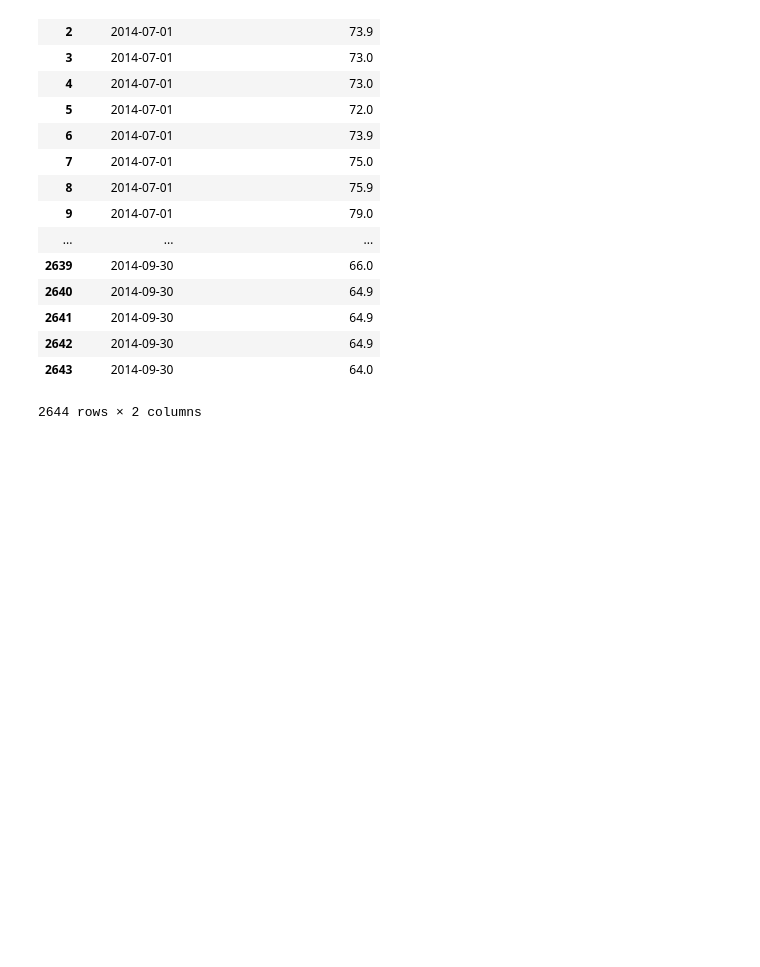
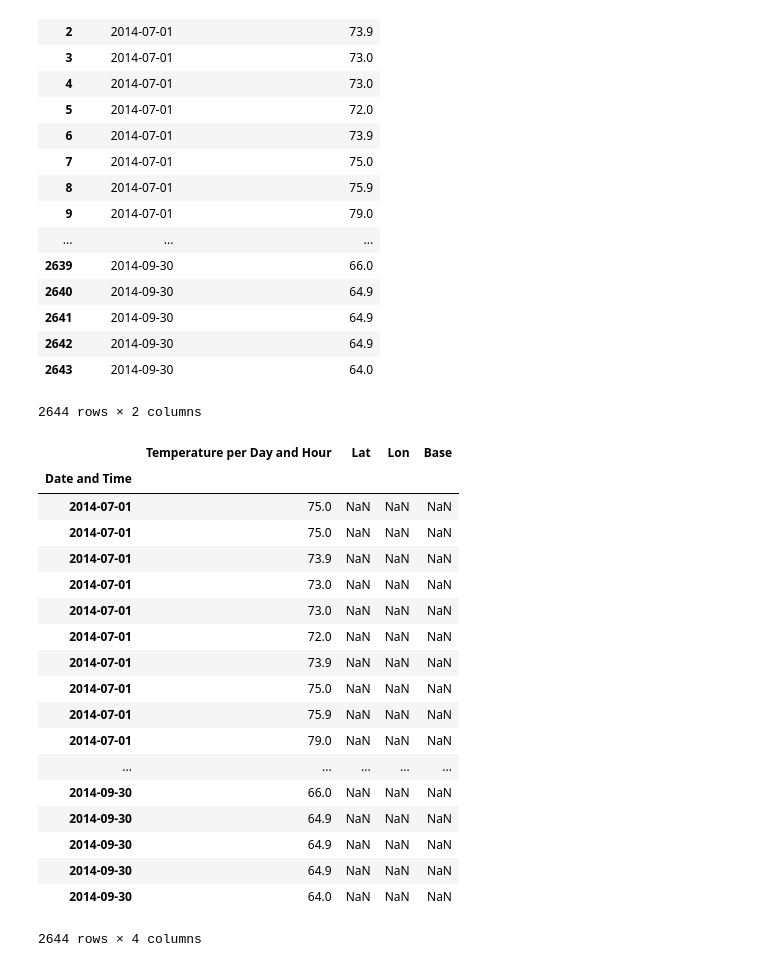
Before and after one commit to blair5431/Project1, a Jupyter notebook: wunderweather+api.ipynb, the cells around one changed output. Saved outputs shown, nothing was run; the diff lists cells and outputs as text; code cells hidden in the pictures; blank space fills up the shorter version.

```diff
--- a/wunderweather+api.ipynb
+++ b/wunderweather+api.ipynb
@@ -312,3 +317,25 @@ merged_df.dropna(axis=1, how='all')
 | 2642 | 2014-09-30 | 64.9 |
 | 2643 | 2014-09-30 | 64.0 |
 2644 rows × 2 columns
+# %%
+merged_df.set_index('Date and Time')
+# %% [output]
+|  | Temperature per Day and Hour | Lat | Lon | Base |
+| Date and Time |  |  |  |  |
+| 2014-07-01 | 75.0 | NaN | NaN | NaN |
+| 2014-07-01 | 75.0 | NaN | NaN | NaN |
+| 2014-07-01 | 73.9 | NaN | NaN | NaN |
+| 2014-07-01 | 73.0 | NaN | NaN | NaN |
+| 2014-07-01 | 73.0 | NaN | NaN | NaN |
+| 2014-07-01 | 72.0 | NaN | NaN | NaN |
+| 2014-07-01 | 73.9 | NaN | NaN | NaN |
+| 2014-07-01 | 75.0 | NaN | NaN | NaN |
+| 2014-07-01 | 75.9 | NaN | NaN | NaN |
+| 2014-07-01 | 79.0 | NaN | NaN | NaN |
+| ... | ... | ... | ... | ... |
+| 2014-09-30 | 66.0 | NaN | NaN | NaN |
+| 2014-09-30 | 64.9 | NaN | NaN | NaN |
+| 2014-09-30 | 64.9 | NaN | NaN | NaN |
+| 2014-09-30 | 64.9 | NaN | NaN | NaN |
+| 2014-09-30 | 64.0 | NaN | NaN | NaN |
+2644 rows × 4 columns
```
Also changed, not shown: parts of 14 cells of this notebook.
